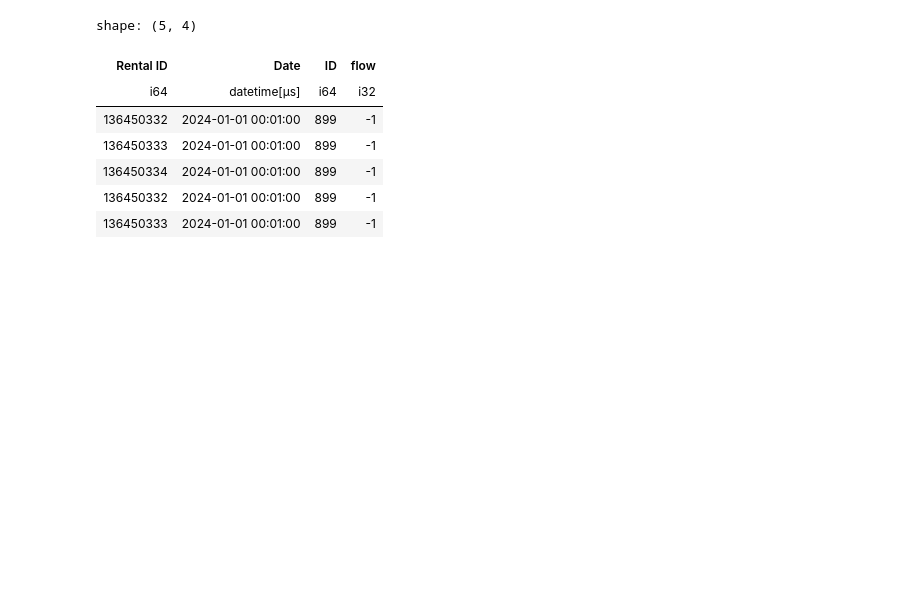
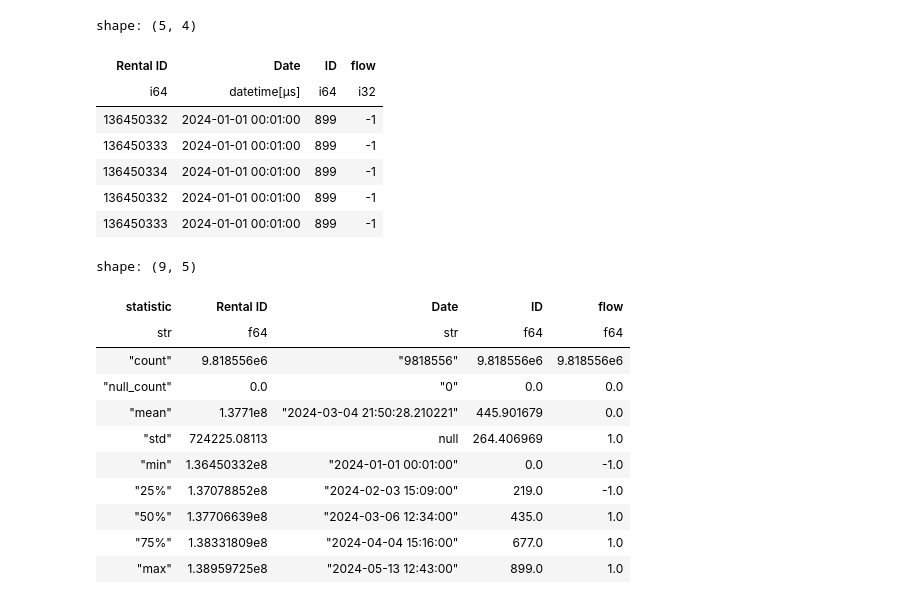
Before and after one commit to orenjhargreaves/TFL_bikes, a Jupyter notebook: Neural_network.ipynb, the cells around one changed output. Cells and saved outputs as stored; diff of their text form; code cells hidden in the pictures; blank space fills up the shorter version.

```diff
--- a/Neural_network.ipynb
+++ b/Neural_network.ipynb
@@ -248,4 +248,19 @@ shape: (5, 4)
 | 136450334 | 2024-01-01 00:01:00 | 899 | -1 |
 | 136450332 | 2024-01-01 00:01:00 | 899 | -1 |
 | 136450333 | 2024-01-01 00:01:00 | 899 | -1 |
+# %%
+df_flows.describe()
+# %% [output]
+shape: (9, 5)
+| statistic | Rental ID | Date | ID | flow |
+| str | f64 | str | f64 | f64 |
+| "count" | 9.818556e6 | "9818556" | 9.818556e6 | 9.818556e6 |
+| "null_count" | 0.0 | "0" | 0.0 | 0.0 |
+| "mean" | 1.3771e8 | "2024-03-04 21:50:28.210221" | 445.901679 | 0.0 |
+| "std" | 724225.08113 | null | 264.406969 | 1.0 |
+| "min" | 1.36450332e8 | "2024-01-01 00:01:00" | 0.0 | -1.0 |
+| "25%" | 1.37078852e8 | "2024-02-03 15:09:00" | 219.0 | -1.0 |
+| "50%" | 1.37706639e8 | "2024-03-06 12:34:00" | 435.0 | 1.0 |
+| "75%" | 1.38331809e8 | "2024-04-04 15:16:00" | 677.0 | 1.0 |
+| "max" | 1.38959725e8 | "2024-05-13 12:43:00" | 899.0 | 1.0 |
 # %%
```
Also changed, not shown: parts of 1 cell of this notebook.
